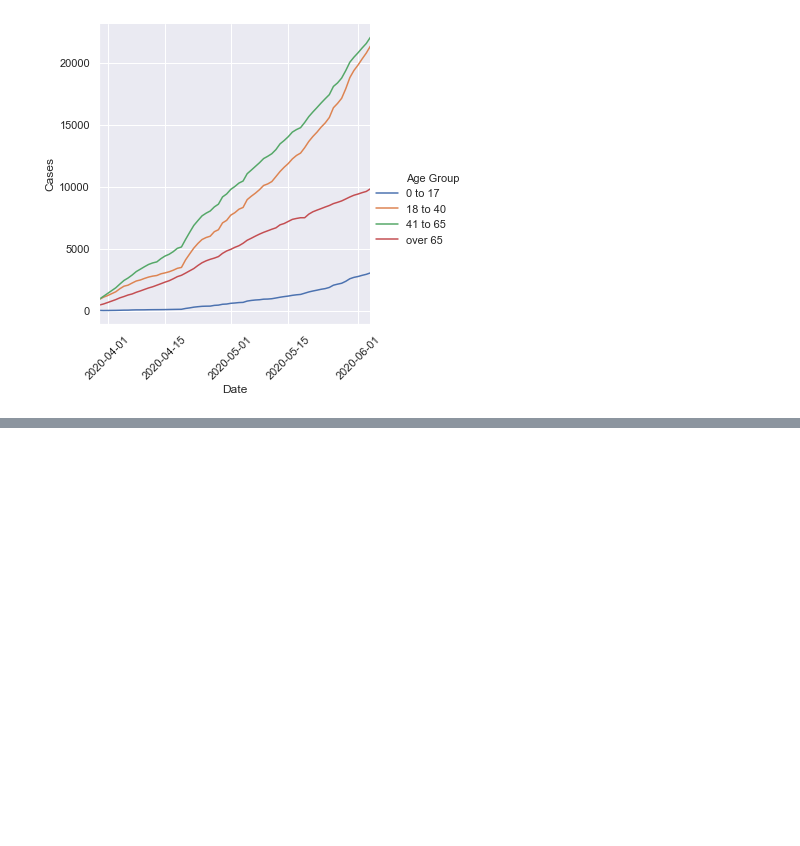
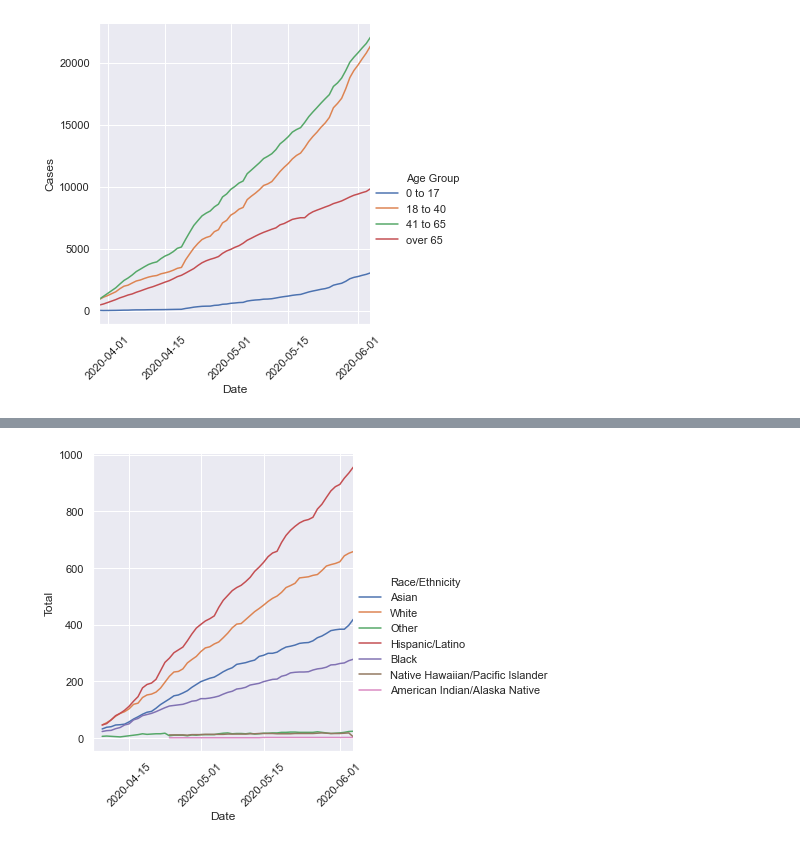
Before and after one commit to xander-hirsch/lac_covid19, a Jupyter notebook: lacph_graphs.ipynb, the cells around one changed output, grey strips where cells are left out. Cells and saved outputs as stored; diff of their text form; code cells hidden in the pictures; blank space fills up the shorter version.

```diff
--- a/lacph_graphs.ipynb
+++ b/lacph_graphs.ipynb
@@ -90,0 +73,6 @@ ValueError: No objects to concatenate
+# %%
+by_race_deaths = by_race[by_race['Statistic'] == 'Deaths']
+sns.relplot(x=lacph_const.DATE, y='Total', hue=lacph_const.RACE, kind='line', data=by_race_deaths)
+adjust_ax(by_race_deaths)
+# %% [output]
+[figure, added]
```
Also changed, not shown: parts of 20 cells of this notebook.
